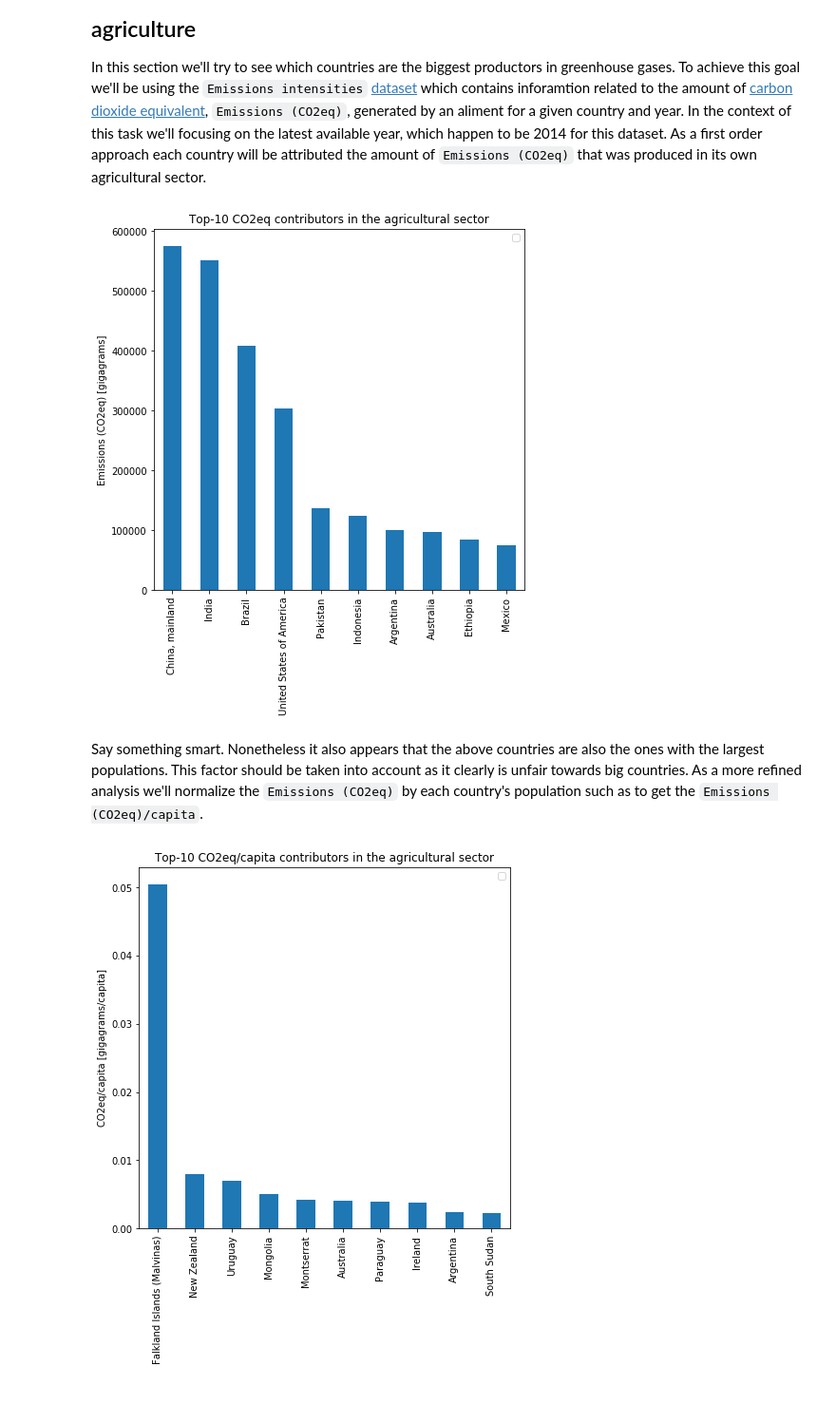
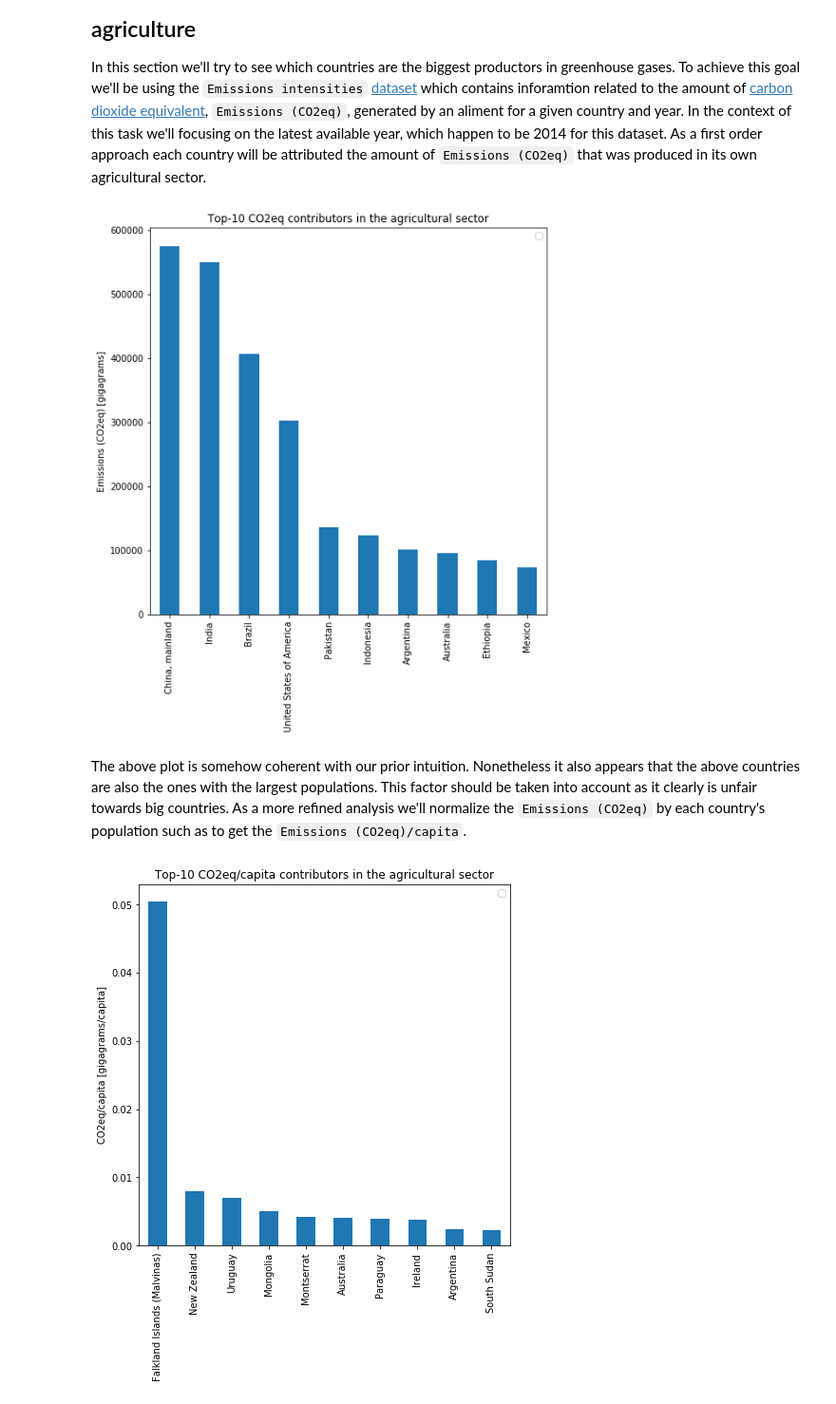
Before and after one commit to tileb1/global-food-statistics, a Jupyter notebook: milestone2_final.ipynb, the cells around one changed output. Shown at 95% size. Cells and saved outputs as stored; diff of their text form; code cells hidden in the pictures.

```diff
--- a/milestone2_final.ipynb
+++ b/milestone2_final.ipynb
@@ -506,19 +476,20 @@ In this section we'll try to see which countries are the biggest productors in g
 # %%
 emissions_df['is_country'] = emissions_df['Area Code'].apply(lambda code: len(str(code)) < 4)
 emissions_country = emissions_df[(emissions_df.Element == 'Emissions (CO2eq)') & (emissions_df.is_country)]
 emissions_country_total = emissions_country[emissions_country.Year == 2014][['Area', 'Value']]\
     .groupby('Area', as_index=False).agg('sum').sort_values(by='Value', ascending=False)
 
-fig, ax = plt.subplots(figsize=(7, 7))
+# Plot the top-10 agricultural emissions producers
+fig, ax = plt.subplots(figsize=(8, 8))
 emissions_country_total.rename(columns={'Area': 'Country', 'Value': 'Emissions (CO2eq) [gigagrams]'})\
     .head(10).plot.bar(x='Country', y='Emissions (CO2eq) [gigagrams]', ax=ax)
 ax.set_title('Top-10 CO2eq contributors in the agricultural sector')
 ax.set_xlabel('')
 ax.legend('')
 ax.set_ylabel('Emissions (CO2eq) [gigagrams]')
 plt.show()
 # %% [output]
-[figure, old version]
+[figure, new version]
 # %% [markdown]
-Say something smart. Nonetheless it also appears that the above countries are also the ones with the largest populations. This factor should be taken into account as it clearly is unfair towards big countries. As a more refined analysis we'll normalize the `Emissions (CO2eq)` by each country's population such as to get the `Emissions (CO2eq)/capita`.
+The above plot is somehow coherent with our prior intuition. Nonetheless it also appears that the above countries are also the ones with the largest populations. This factor should be taken into account as it clearly is unfair towards big countries. As a more refined analysis we'll normalize the `Emissions (CO2eq)` by each country's population such as to get the `Emissions (CO2eq)/capita`.
 # %%
```
Also changed, not shown: parts of 27 cells of this notebook, 1 other file.
